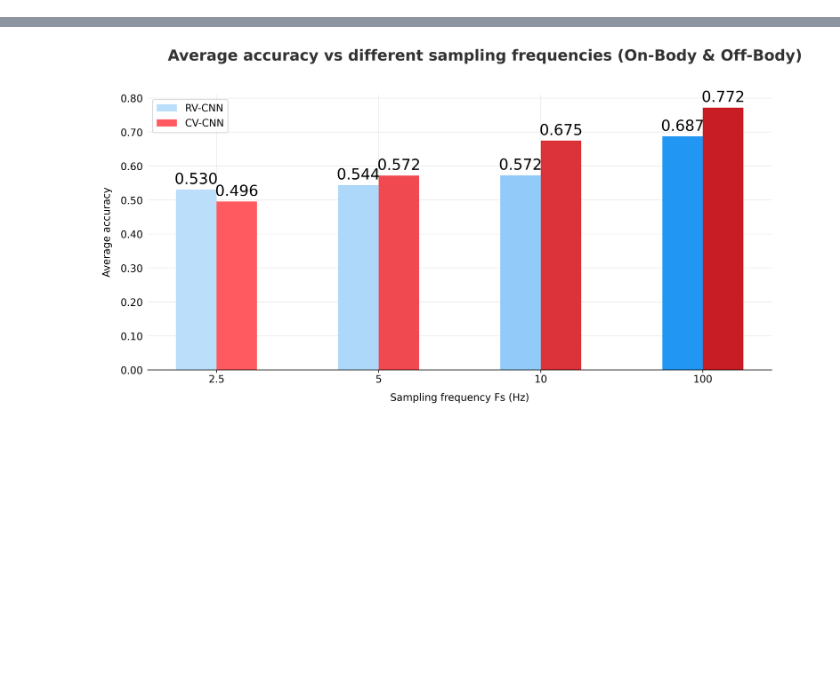
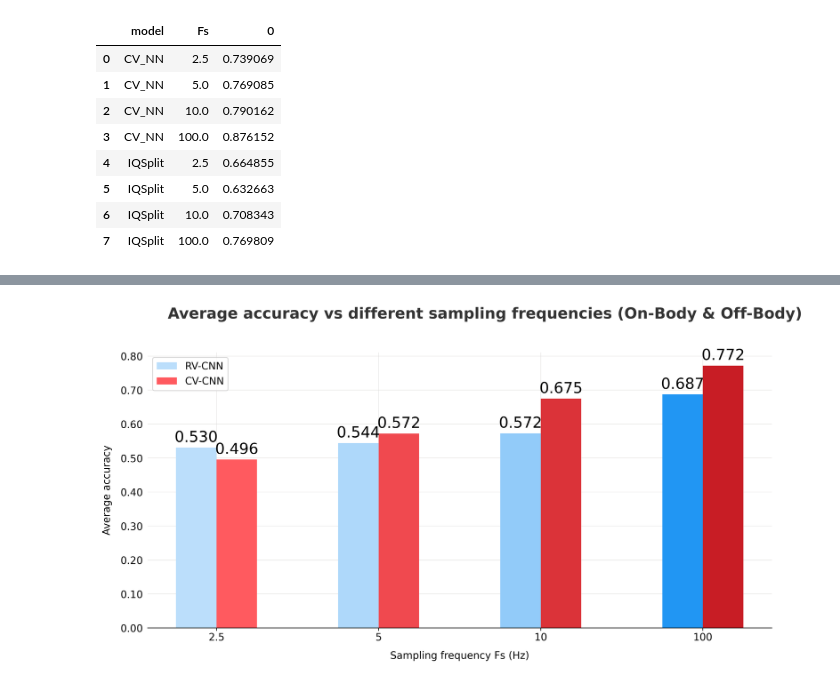
Before and after one commit to mkashani-phd/BLEWBAN_Dataset, a Jupyter notebook: Examples/ALL NN/res/resAnalyze.ipynb, the cells around one changed output, grey strips where cells are left out. Cells and saved outputs as stored; diff of their text form; code cells hidden in the pictures; blank space fills up the shorter version.

```diff
--- a/Examples/ALL NN/res/resAnalyze.ipynb
+++ b/Examples/ALL NN/res/resAnalyze.ipynb
@@ -42,3 +42,15 @@ barDFMaker(res, 'onBody')
+# %%
+res[[ 'E4','E6']].groupby(['model','Fs']).max().T.max().reset_index()
+# %% [output]
+|  | model | Fs | 0 |
+| 0 | CV_NN | 2.5 | 0.739069 |
+| 1 | CV_NN | 5.0 | 0.769085 |
+| 2 | CV_NN | 10.0 | 0.790162 |
+| 3 | CV_NN | 100.0 | 0.876152 |
+| 4 | IQSplit | 2.5 | 0.664855 |
+| 5 | IQSplit | 5.0 | 0.632663 |
+| 6 | IQSplit | 10.0 | 0.708343 |
+| 7 | IQSplit | 100.0 | 0.769809 |
 # %%
 def barplotter(newerdf, title = ""):
     fig, ax = plt.subplots(figsize=(7,4), dpi = 400)
```
Also changed, not shown: parts of 3 cells of this notebook.
